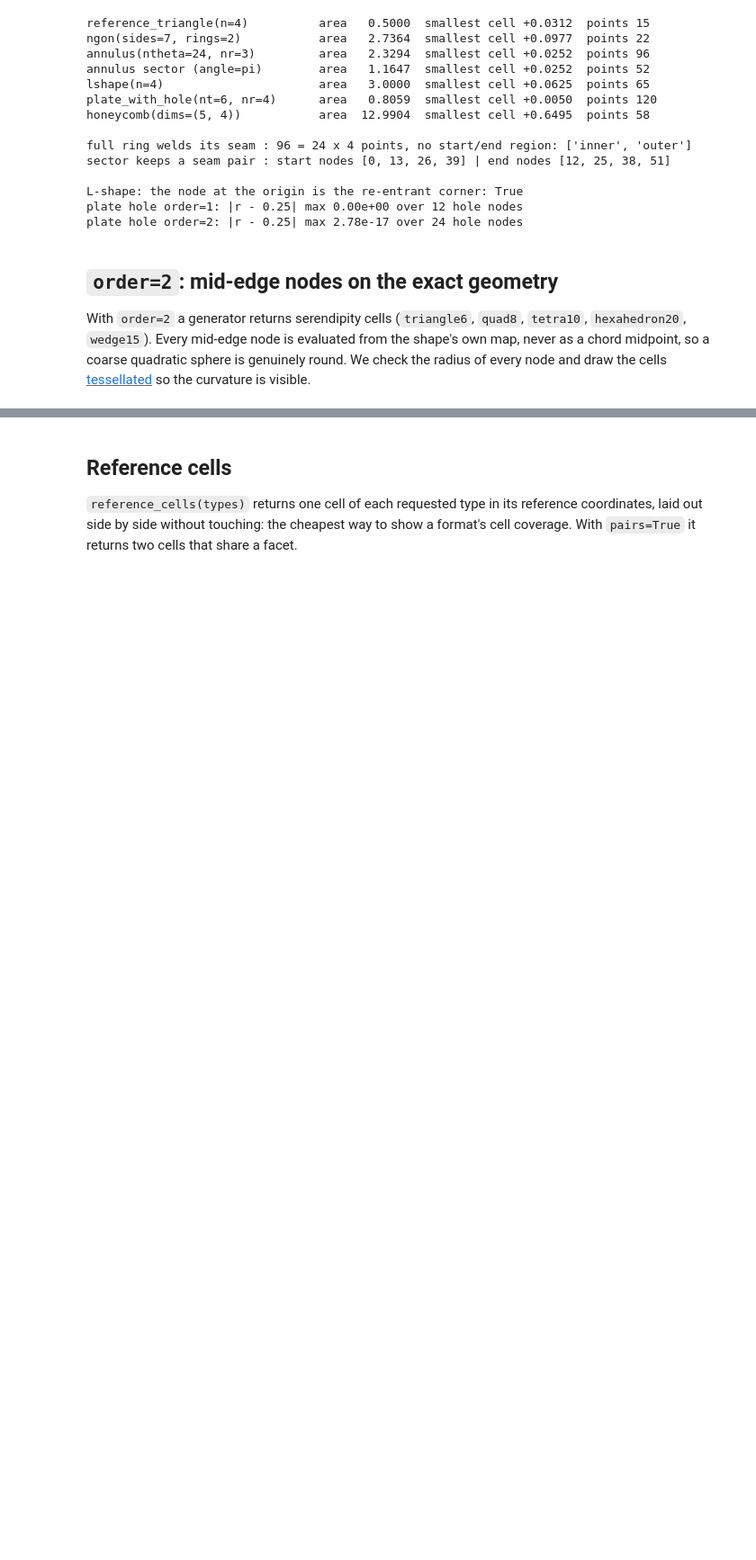
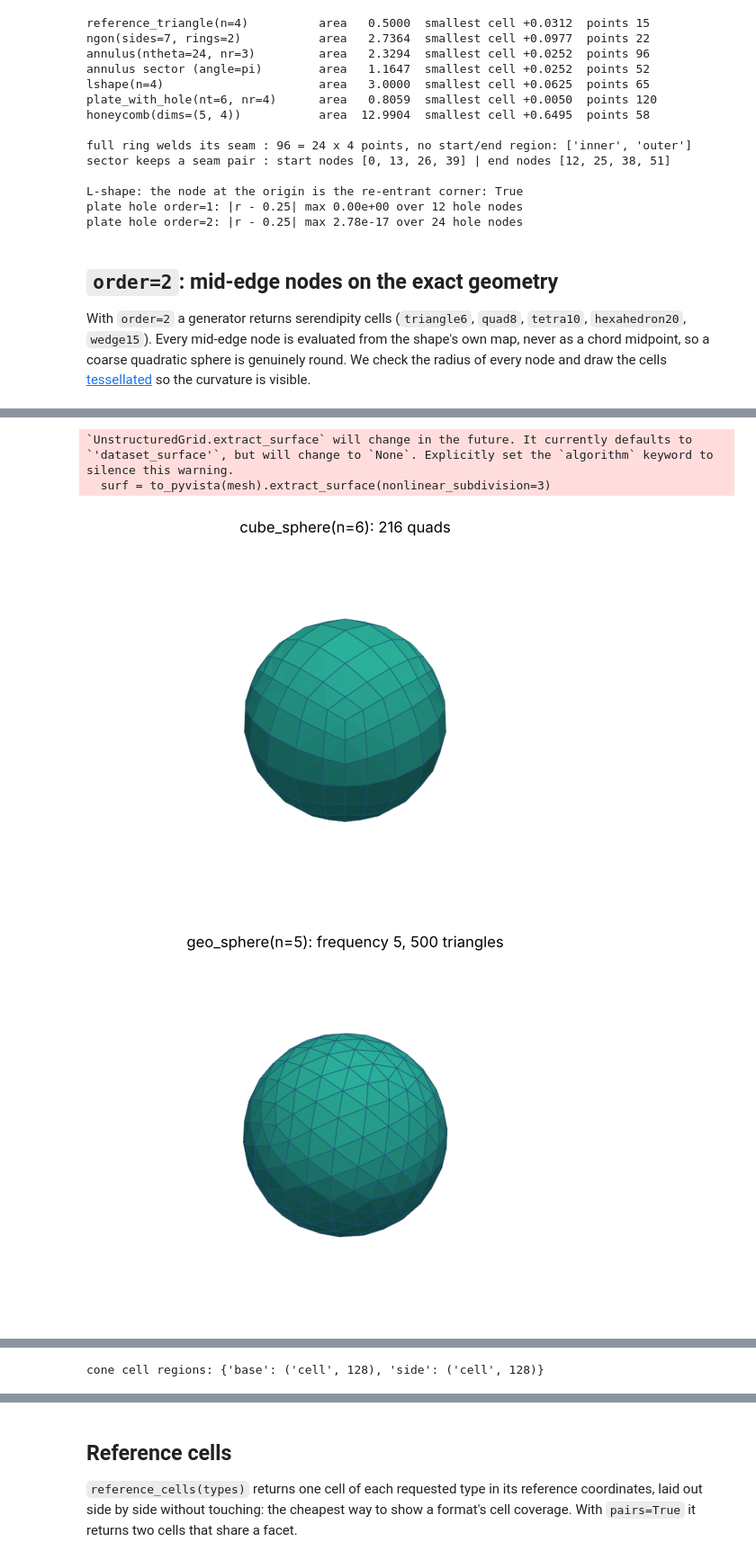
Before and after one commit to loumalouomega/meshioplusplus, a Jupyter notebook: example/python/40_primitives.ipynb, the cells around one changed output, grey strips where cells are left out. Shown at 90% size. Cells and saved outputs as stored; diff of their text form; code cells hidden in the pictures; blank space fills up the shorter version.

```diff
--- a/example/python/40_primitives.ipynb
+++ b/example/python/40_primitives.ipynb
@@ -362,0 +389,16 @@ quadratic: 42 points, radii 2.0000 .. 2.0000
+# %%
+render(mp.cube_sphere(n=6), 'cube_sphere(n=6): 216 quads', save='primitives_cube_sphere')
+render(mp.geo_sphere(n=5), 'geo_sphere(n=5): frequency 5, 500 triangles')
+render(mp.tetra_sphere(subdivisions=3), 'tetra_sphere(subdivisions=3)')
+render(mp.torus(major_radius=1.0, minor_radius=0.35, nu=40, nv=20), 'torus', save='primitives_torus')
+render(mp.cone(radius=1.0, height=1.5, ntheta=32, nz=4), 'cone: a sharp rim')
+render(mp.capsule(radius=0.5, height=1.0, ntheta=32, nz=4, ncap=8), 'capsule')
+cone = mp.cone(ntheta=32, nz=4)
+print('cone cell regions:', {r.name: (r.kind, len(r.entries)) for r in cone.regions})
+# %% [output]
+`UnstructuredGrid.extract_surface` will change in the future. It currently defaults to
+`'dataset_surface'`, but will change to `None`. Explicitly set the `algorithm` keyword to
+silence this warning.
+  surf = to_pyvista(mesh).extract_surface(nonlinear_subdivision=3)
+[figure, added]
+[figure, added]
@@ -362,0 +409 @@ quadratic: 42 points, radii 2.0000 .. 2.0000
+cone cell regions: {'base': ('cell', 128), 'side': ('cell', 128)}
```
Also changed, not shown: parts of 17 cells of this notebook, 18 other files.
